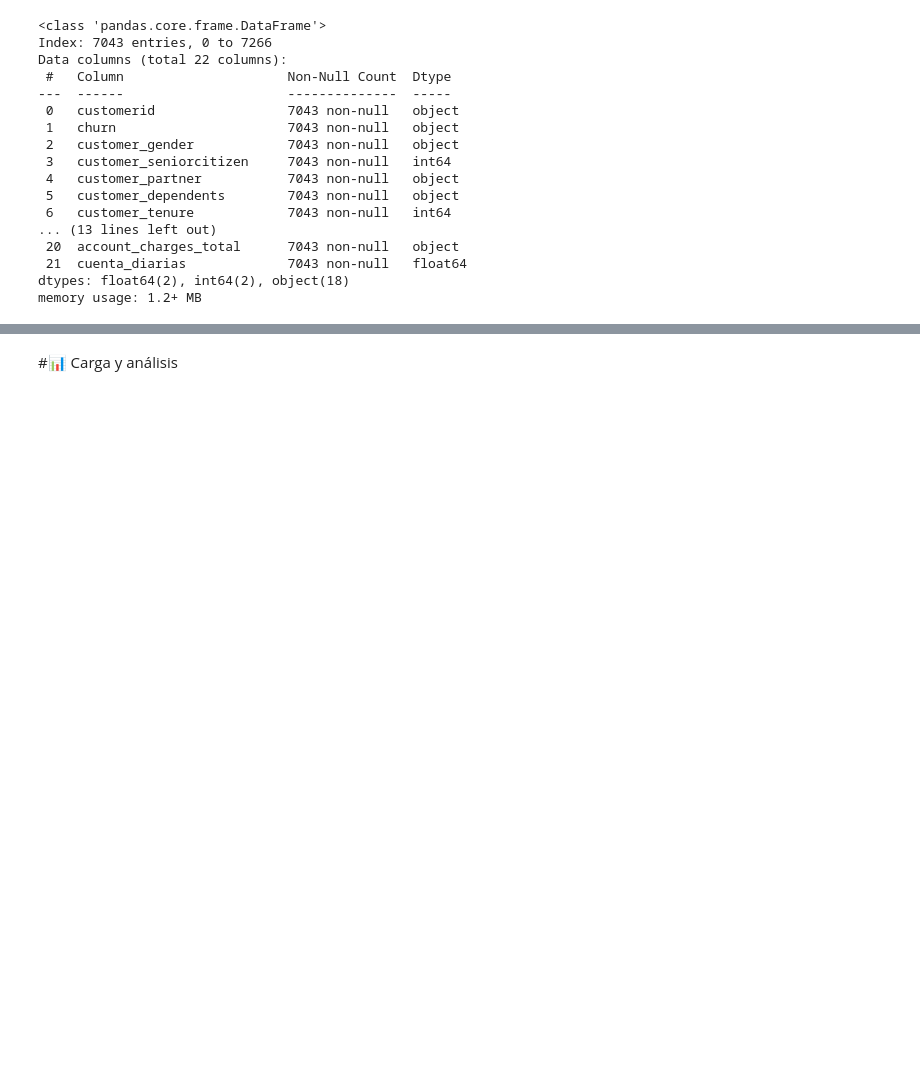
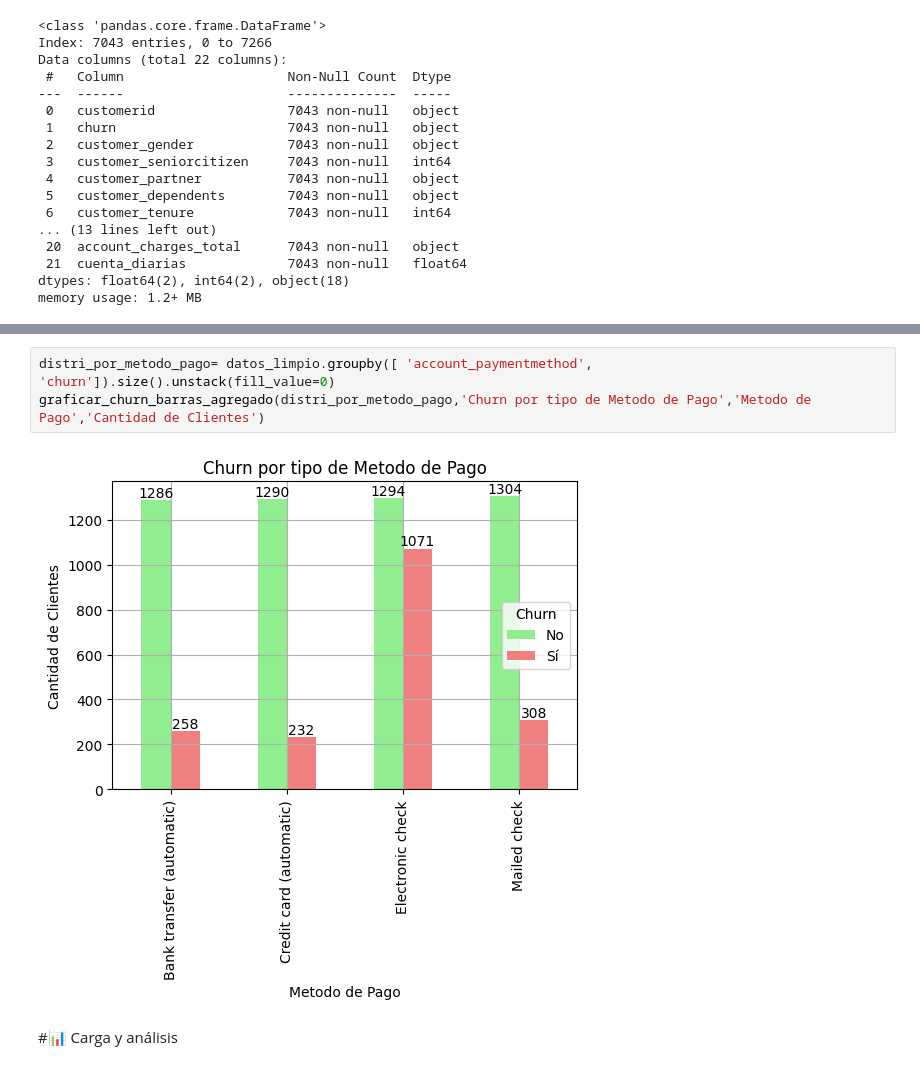
Before and after one commit to d4vid2025/challenge2-data-science-LATAM, a Jupyter notebook: TelecomX_LATAM.ipynb, the cells around one changed output, grey strips where cells are left out. Drawn from its saved outputs; the diff is of its cells as text; blank space fills up the shorter version.

```diff
--- a/TelecomX_LATAM.ipynb
+++ b/TelecomX_LATAM.ipynb
@@ -326,2 +428,7 @@ See the caveats in the documentation: https://pandas.pydata.org/pandas-docs/stab
+# %%
+distri_por_metodo_pago= datos_limpio.groupby([ 'account_paymentmethod', 'churn']).size().unstack(fill_value=0)
+graficar_churn_barras_agregado(distri_por_metodo_pago,'Churn por tipo de Metodo de Pago','Metodo de Pago','Cantidad de Clientes')
+# %% [output]
+[figure, added]
 # %% [markdown]
 #📊 Carga y análisis
```
Also changed, not shown: parts of 20 cells of this notebook.
